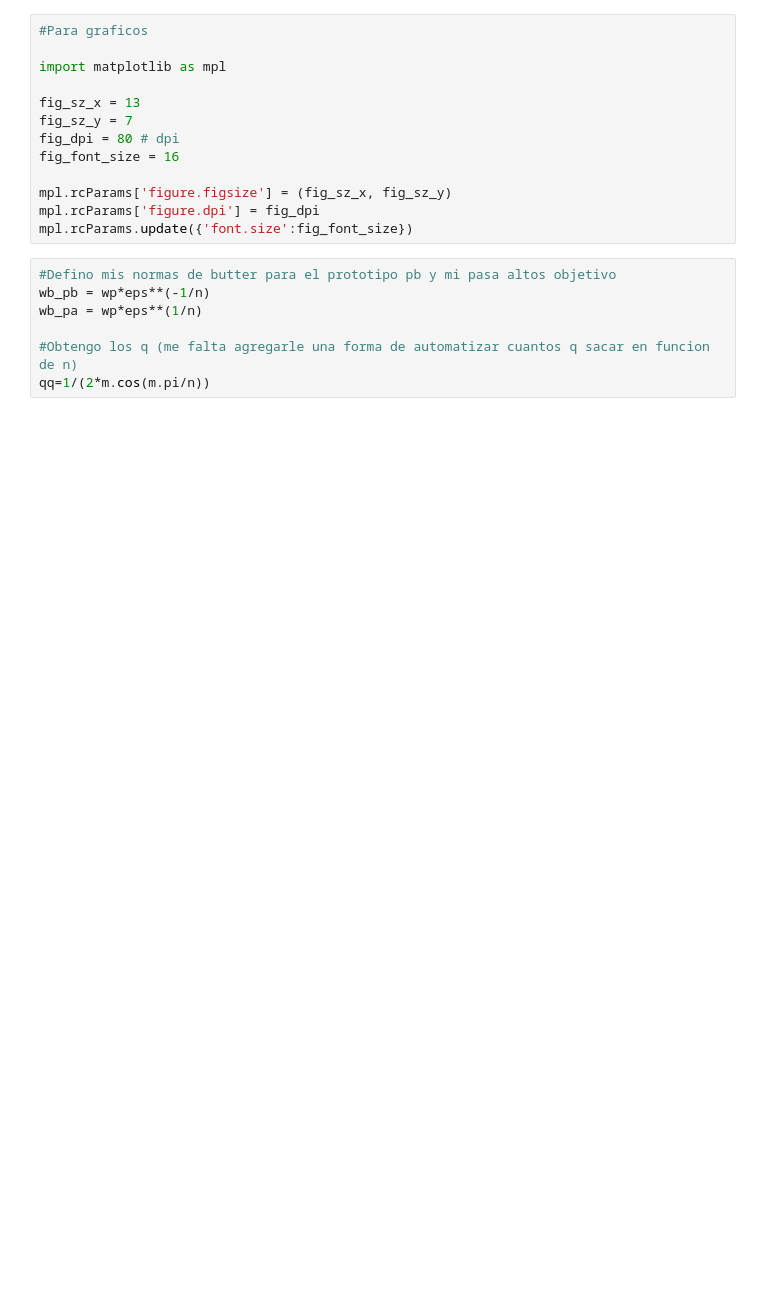
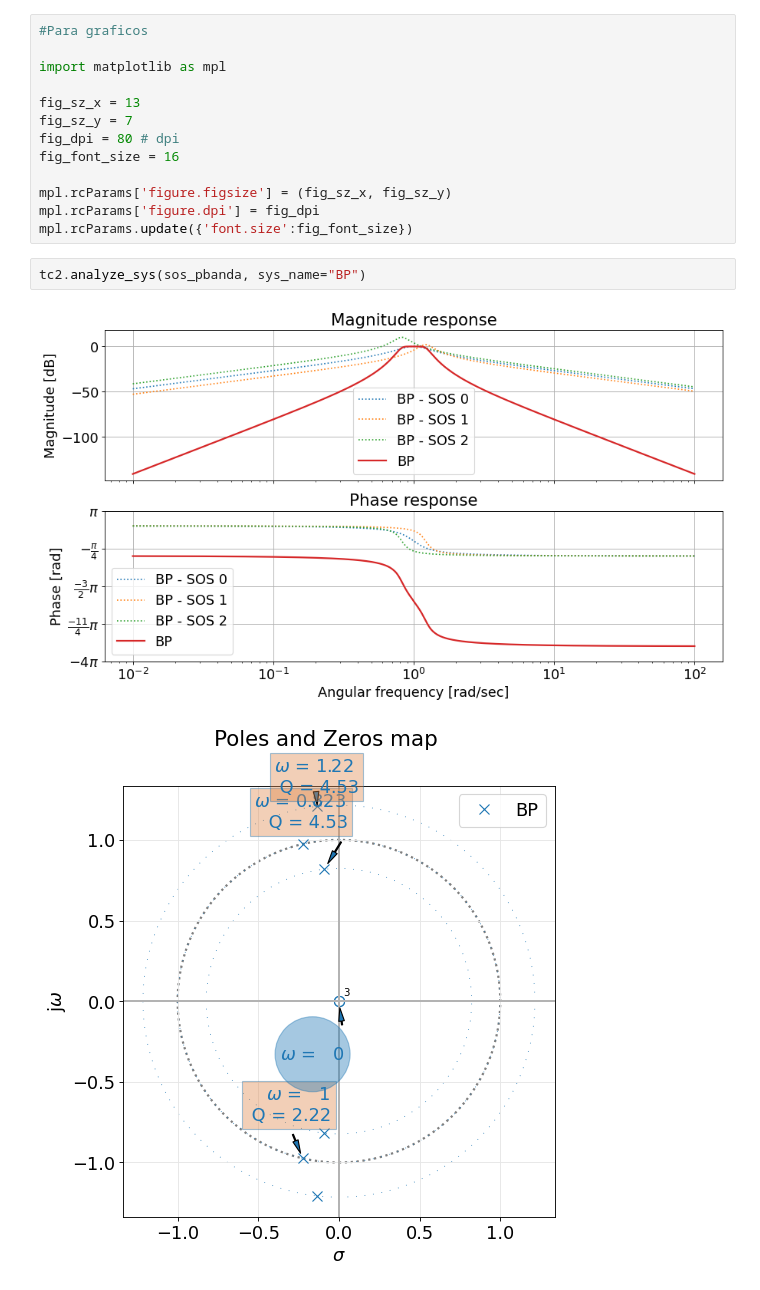
Before and after one commit to jjimenezcopati/TC2, a Jupyter notebook: tp_semanal_4bis/TP_SEMANAL_4_BIS.ipynb, the cells around one changed output. Saved outputs shown, nothing was run; the diff lists cells and outputs as text; blank space fills up the shorter version.

```diff
--- a/tp_semanal_4bis/TP_SEMANAL_4_BIS.ipynb
+++ b/tp_semanal_4bis/TP_SEMANAL_4_BIS.ipynb
@@ -64,9 +78,7 @@ mpl.rcParams['figure.figsize'] = (fig_sz_x, fig_sz_y)
 mpl.rcParams['figure.dpi'] = fig_dpi
 mpl.rcParams.update({'font.size':fig_font_size})
 # %%
-#Defino mis normas de butter para el prototipo pb y mi pasa altos objetivo
-wb_pb = wp*eps**(-1/n)
-wb_pa = wp*eps**(1/n)
-
-#Obtengo los q (me falta agregarle una forma de automatizar cuantos q sacar en funcion de n)
-qq=1/(2*m.cos(m.pi/n))
+tc2.analyze_sys(sos_pbanda, sys_name="BP")
+# %% [output]
+[figure, added]
+[figure, added]
```
Also changed, not shown: parts of 11 cells of this notebook, 3 other files.
